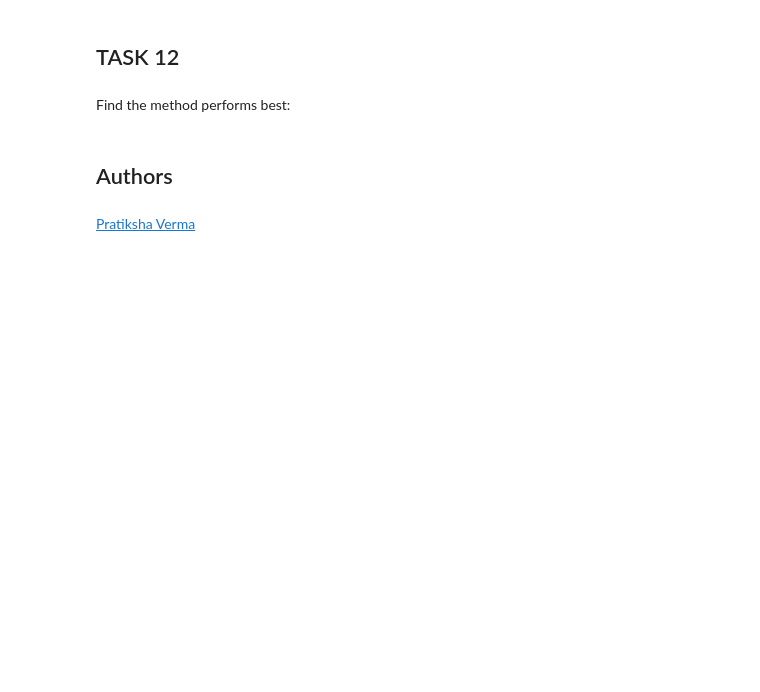
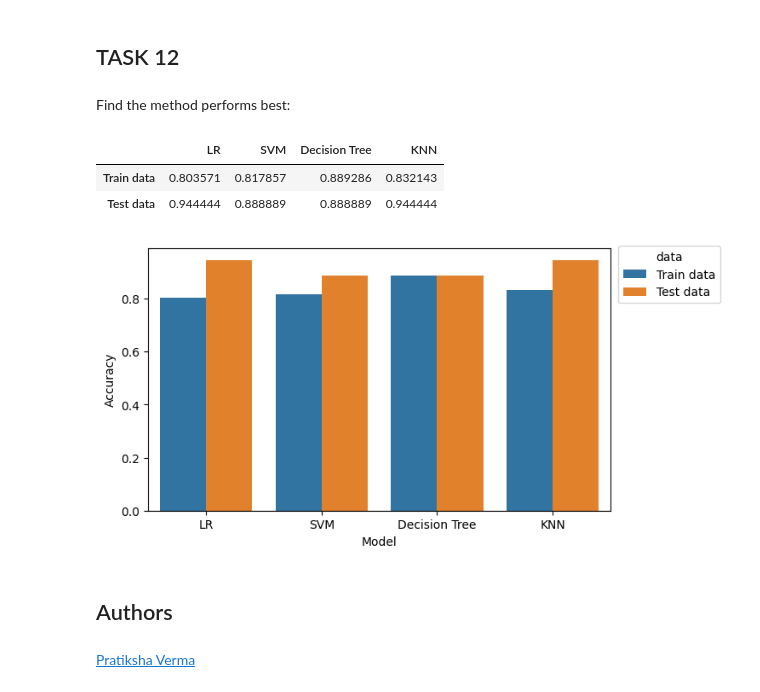
Before and after one commit to Simmmyirmm/IBM-DS-Certificate-Project, a Jupyter notebook: 06-Machine-Learning-First-Stage-Prediction.ipynb, the cells around one changed output. Cells and saved outputs as stored; diff of their text form; code cells hidden in the pictures; blank space fills up the shorter version.

```diff
--- a/06-Machine-Learning-First-Stage-Prediction.ipynb
+++ b/06-Machine-Learning-First-Stage-Prediction.ipynb
@@ -265,6 +266,7 @@ Calculate the accuracy on the test data using the method <code>score</code>:
 We can plot the confusion matrix
 # %%
 yhat=svm_cv.predict(X_test)
+report_svm = classification_report(y_test,yhat,output_dict=True)
 print(classification_report(y_test,yhat))
 plot_confusion_matrix(y_test,yhat)
 # %% [output]
@@ -332,6 +334,7 @@ Calculate the accuracy of tree_cv on the test data using the method <code>score<
 We can plot the confusion matrix
 # %%
 yhat = tree_cv.predict(X_test)
+report_tree = classification_report(y_test,yhat,output_dict=True)
 print(classification_report(y_test,yhat))
 plot_confusion_matrix(y_test,yhat)
 # %% [output]
@@ -376,6 +379,7 @@ Calculate the accuracy of knn_cv on the test data using the method <code>score</
 We can plot the confusion matrix
 # %%
 yhat = knn_cv.predict(X_test)
+report_knn = classification_report(y_test,yhat,output_dict=True)
 print(classification_report(y_test,yhat))
 print(knn_cv.best_params_)
 plot_confusion_matrix(y_test,yhat)
@@ -400,3 +402,34 @@ Find the method performs best:
+# %%
+model_output_test_dict = {
+    'LR' : report_lr['accuracy'],
+    'SVM': report_svm['accuracy'],
+    'Decision Tree': report_tree['accuracy'],
+    'KNN': report_knn['accuracy'],
+}
+
+model_output_train_dict = {
+    'LR' : logreg_cv.best_score_,
+    'SVM': svm_cv.best_score_,
+    'Decision Tree': tree_cv.best_score_,
+    'KNN': knn_cv.best_score_,
+}
+
+model_df = pd.DataFrame([model_output_train_dict,model_output_test_dict],index=['Train data','Test data'])
+model_df
+# %% [output]
+|  | LR | SVM | Decision Tree | KNN |
+| Train data | 0.803571 | 0.817857 | 0.889286 | 0.832143 |
+| Test data | 0.944444 | 0.888889 | 0.888889 | 0.944444 |
+# %%
+melt_df = model_df.reset_index().rename(columns={'index':'data'})
+melt_df = pd.melt(melt_df, id_vars=['data'] , value_name='Accuracy',var_name='Model')
+# melt_df
+plt.figure(figsize=(7,4))
+ax = sns.barplot(melt_df, x='Model',y='Accuracy',hue='data')
+sns.move_legend(ax, "upper right", bbox_to_anchor=(1.25, 1.03))
+plt.show()
+# %% [output]
+[figure, added]
 # %% [markdown]
 ## Authors
 # %% [markdown]
```
Also changed, not shown: parts of 5 cells of this notebook.
